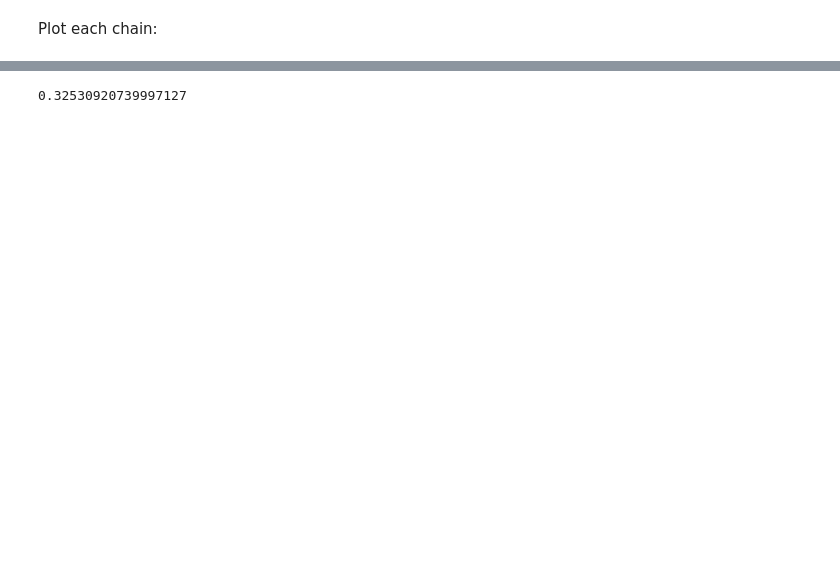
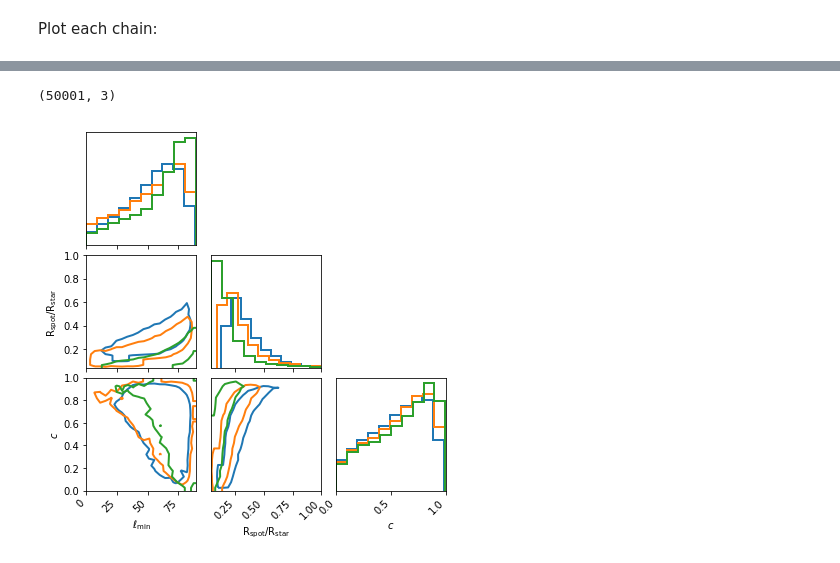
Before and after one commit to bmorris3/zeitsprung, a Jupyter notebook: fleck_inflated_pop_ABC_fast.ipynb, the cells around one changed output, grey strips where cells are left out. Saved outputs shown, nothing was run; the diff lists cells and outputs as text; code cells hidden in the pictures; blank space fills up the shorter version.

```diff
--- a/fleck_inflated_pop_ABC_fast.ipynb
+++ b/fleck_inflated_pop_ABC_fast.ipynb
@@ -172,4 +186,44 @@ fs_slow = 0.018227754545900244 - 0.0067833313712795575 + 0.04898051084343736
-# %%
-10**np.log10(samples_fast[:, 1]).mean()
-# %% [output]
-0.32530920739997127
+# %%
+samples_fast.shape
+# %% [output]
+(50001, 3)
+# %%
+from corner import hist2d
+
+fig, ax = plt.subplots(3, 3, figsize=(6, 6), sharex='col')
+
+all_samples = [samples_fast,
+               samples_slow,
+               samples_superfast]
+
+colors = ['C0', 'C1', 'C2']
+
+labels = '$\\rm\ell_{min}$ $\\rmR_{spot}/R_{star}$ $c$'.split()
+limits = [[0, 90], [0, 1], [0, 1]]
+
+for i in range(3):
+    for j in range(3):
+        ax[j, i].set_xlim(limits[j])
+        plt.setp(ax[j, i].get_xticklabels(), rotation=45, ha='right')
+        for k in range(len(all_samples)):
+            if i > j:
+                ax[j, i].axis('off')
+            if i == j:
+                ax[j, i].hist(all_samples[k][:, i], histtype='step', color=colors[k], lw=2)
+                ax[j, i].set_yticks([])
+
+            if i < j:
+                hist2d(all_samples[k][:, i], all_samples[k][:, j], ax=ax[j, i], smooth=False,
+                       plot_datapoints=False, fill_contours=False, plot_density=False,
+                       contour_kwargs=dict(colors=colors[k], linewidths=2), levels=[0.67534753],
+                       contourf_kwargs=dict(colors=colors[k], alpha=0.1))
+
+            if j == 2:
+                ax[j, i].set_xlabel(labels[i])
+            if i == 0 and j > 0:
+                ax[j, i].set_ylabel(labels[j])
+ax[2, 1].set_yticks([])
+fig.tight_layout(h_pad=0, w_pad=-1.8)
+fig.savefig('plots/corner_all.pdf', bbox_inches='tight')
+# %% [output]
+[figure, added]
```
Also changed, not shown: parts of 9 cells of this notebook, 2 other files.
